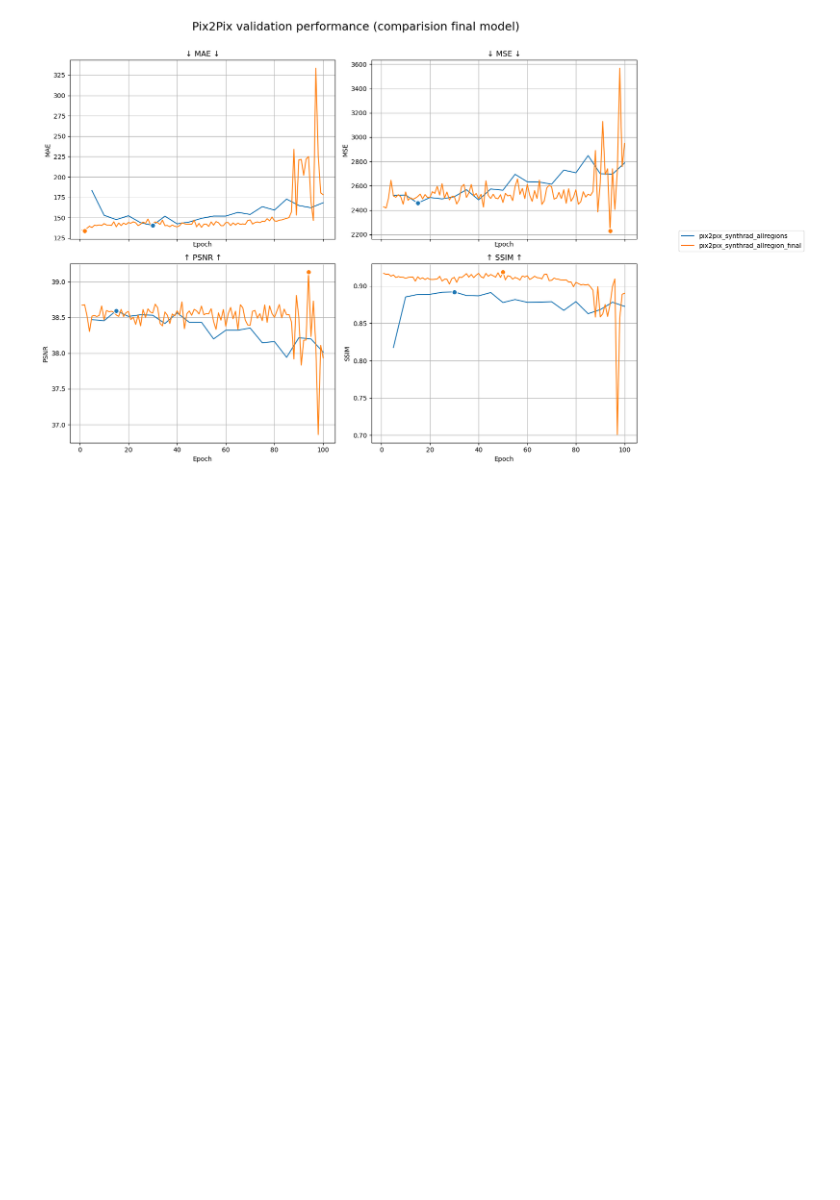
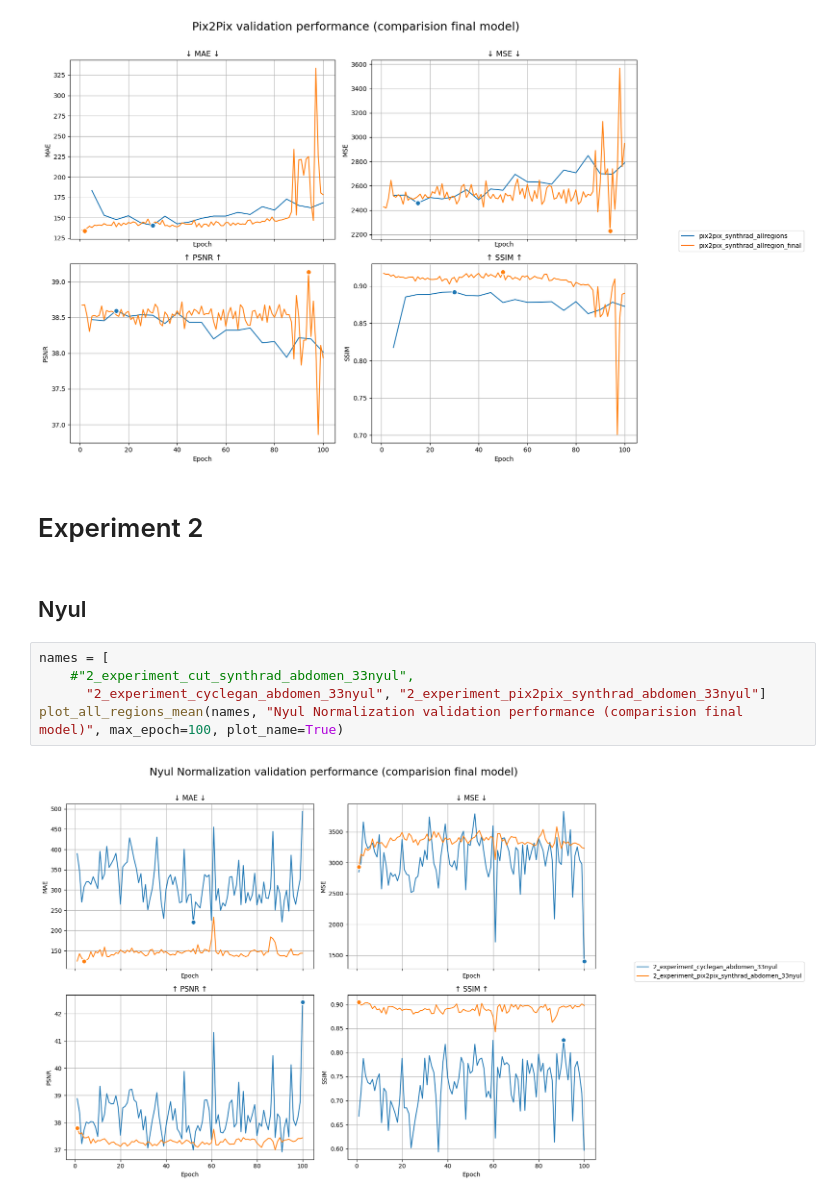
Before and after one commit to NicSchuler/fullbody-sCT, a Jupyter notebook: training/checkpoints/visualize_validation_performance.ipynb, the cells around one changed output. Cells and saved outputs as stored; diff of their text form; blank space fills up the shorter version.

Commit message:
Visualize normalization validation

```diff
--- a/training/checkpoints/visualize_validation_performance.ipynb
+++ b/training/checkpoints/visualize_validation_performance.ipynb
@@ -452,3 +452,14 @@ names = ["pix2pix_synthrad_allregions", "pix2pix_synthrad_allregion_final"]
 plot_all_regions_mean(names, "Pix2Pix validation performance (comparision final model)", max_epoch=100, plot_name=True)
 # %% [output]
 [figure]
+# %% [markdown]
+# Experiment 2
+# %% [markdown]
+## Nyul
+# %%
+names = [
+    #"2_experiment_cut_synthrad_abdomen_33nyul",
+      "2_experiment_cyclegan_abdomen_33nyul", "2_experiment_pix2pix_synthrad_abdomen_33nyul"]
+plot_all_regions_mean(names, "Nyul Normalization validation performance (comparision final model)", max_epoch=100, plot_name=True)
+# %% [output]
+[figure, added]
```
Also changed, not shown: parts of 4 cells of this notebook.
